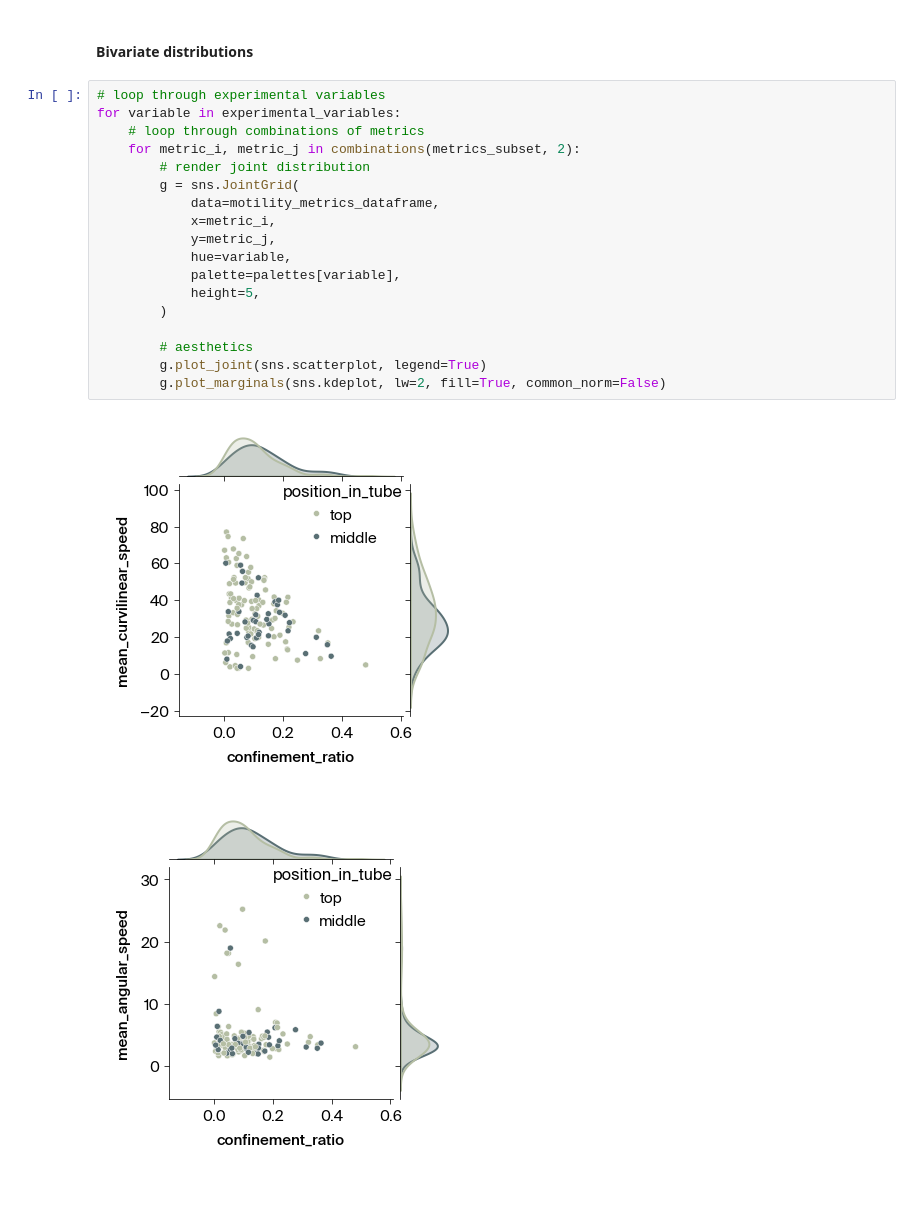
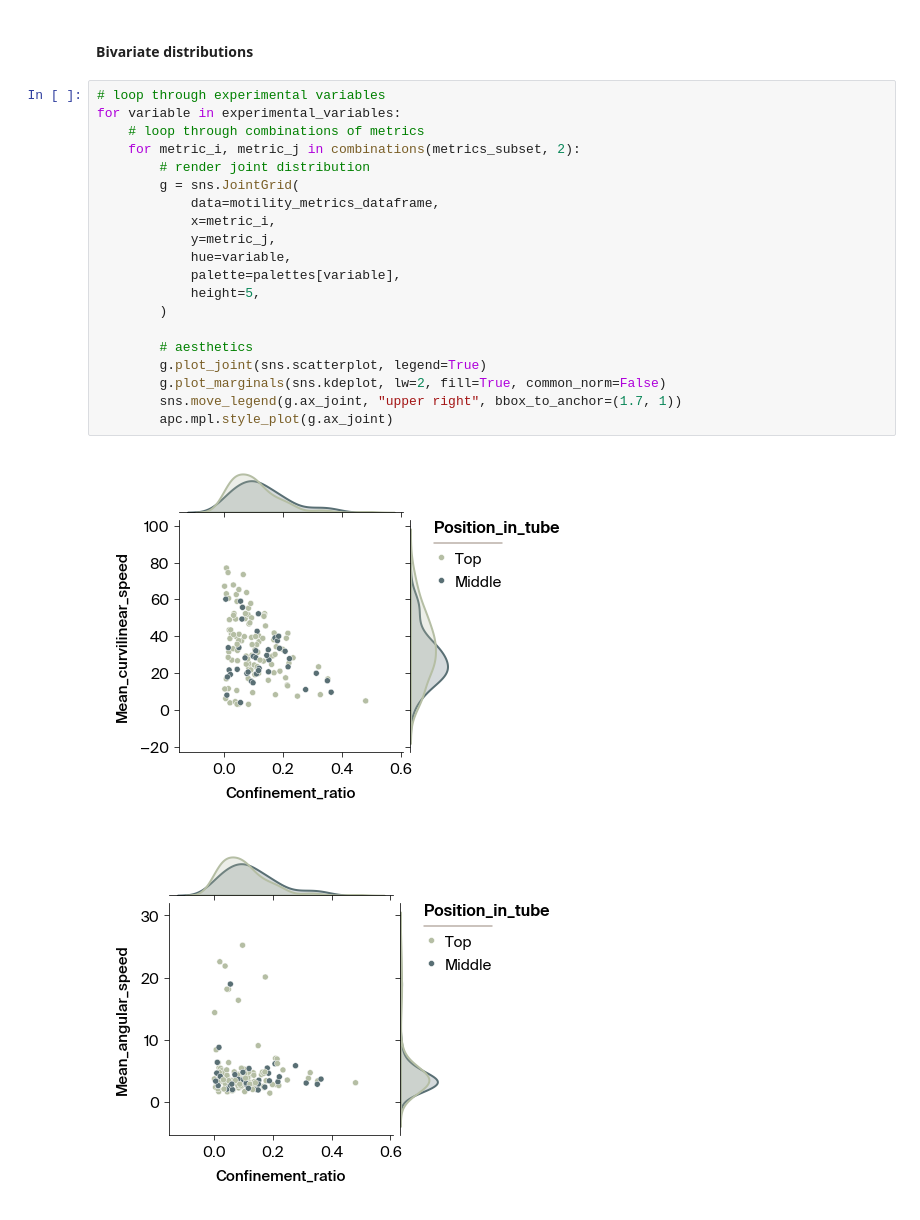
Before and after one commit to Arcadia-Science/2024-unicellular-tracking, a Jupyter notebook: notebooks/3_motility-analysis-in-pools.ipynb, the cells around one changed output. Saved outputs shown, nothing was run; the diff lists cells and outputs as text.

```diff
--- a/notebooks/3_motility-analysis-in-pools.ipynb
+++ b/notebooks/3_motility-analysis-in-pools.ipynb
@@ -231,21 +231,23 @@ for k, time_in_water in enumerate(times_in_water):
 # %%
 # loop through experimental variables
 for variable in experimental_variables:
     # loop through combinations of metrics
     for metric_i, metric_j in combinations(metrics_subset, 2):
         # render joint distribution
         g = sns.JointGrid(
             data=motility_metrics_dataframe,
             x=metric_i,
             y=metric_j,
             hue=variable,
             palette=palettes[variable],
             height=5,
         )
 
         # aesthetics
         g.plot_joint(sns.scatterplot, legend=True)
         g.plot_marginals(sns.kdeplot, lw=2, fill=True, common_norm=False)
+        sns.move_legend(g.ax_joint, "upper right", bbox_to_anchor=(1.7, 1))
+        apc.mpl.style_plot(g.ax_joint)
 # %% [output]
-[figure, old version]
+[figure, new version]
-[figure, old version]
+[figure, new version]
```
Also changed, not shown: parts of 1 cell of this notebook.
